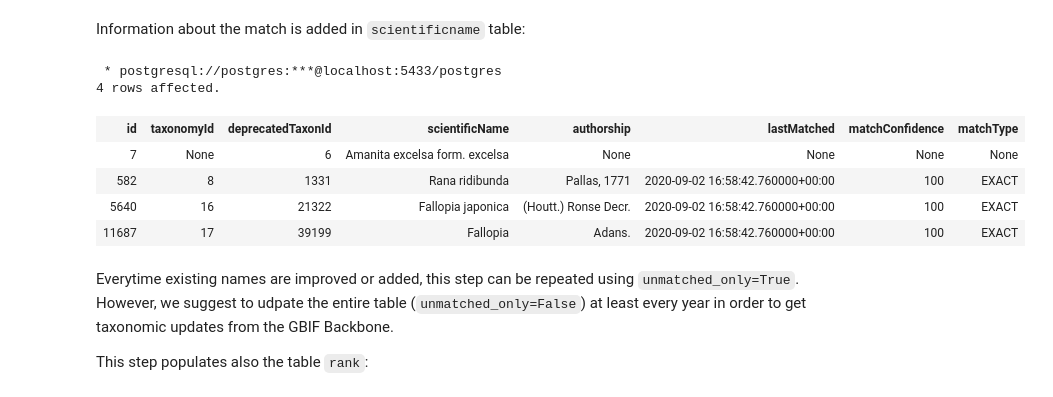
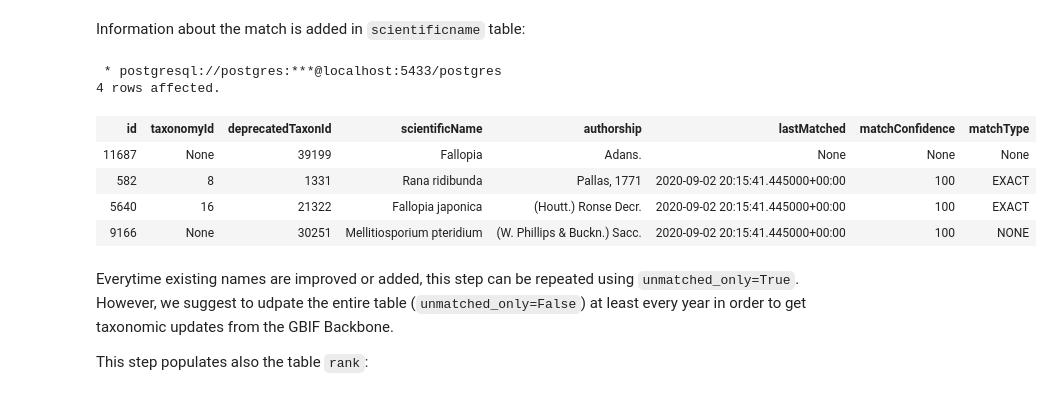
Before and after one commit to inbo/speciesbim, a Jupyter notebook: notebooks/demo.ipynb, the cells around one changed output. Saved outputs shown, nothing was run; the diff lists cells and outputs as text; code cells hidden in the pictures.

```diff
--- a/notebooks/demo.ipynb
+++ b/notebooks/demo.ipynb
@@ -241,20 +241,20 @@ Information about the match is added in `scientificname` table:
 # %%
 %%sql
 SELECT * FROM biodiv.scientificname
 WHERE "scientificName" IN (
-'Amanita excelsa form. excelsa', -- no matchc to GBIF Backbone
+    'Mellitiosporium pteridium', -- no matchc to GBIF Backbone
     'Rana ridibunda', -- Synonym of Pelophylax ridibundus
     'Fallopia japonica', -- Exotic and synonym of Reynoutria japonica
     'Fallopia' -- accepted genus
 )
 # %% [output]
  * postgresql://postgres:***@localhost:5433/postgres
 4 rows affected.
 | id | taxonomyId | deprecatedTaxonId | scientificName | authorship | lastMatched | matchConfidence | matchType |
-| 7 | None | 6 | Amanita excelsa form. excelsa | None | None | None | None |
-| 582 | 8 | 1331 | Rana ridibunda | Pallas, 1771 | 2020-09-02 16:58:42.760000+00:00 | 100 | EXACT |
-| 5640 | 16 | 21322 | Fallopia japonica | (Houtt.) Ronse Decr. | 2020-09-02 16:58:42.760000+00:00 | 100 | EXACT |
-| 11687 | 17 | 39199 | Fallopia | Adans. | 2020-09-02 16:58:42.760000+00:00 | 100 | EXACT |
+| 11687 | None | 39199 | Fallopia | Adans. | None | None | None |
+| 582 | 8 | 1331 | Rana ridibunda | Pallas, 1771 | 2020-09-02 20:15:41.445000+00:00 | 100 | EXACT |
+| 5640 | 16 | 21322 | Fallopia japonica | (Houtt.) Ronse Decr. | 2020-09-02 20:15:41.445000+00:00 | 100 | EXACT |
+| 9166 | None | 30251 | Mellitiosporium pteridium | (W. Phillips & Buckn.) Sacc. | 2020-09-02 20:15:41.445000+00:00 | 100 | NONE |
 # %% [markdown]
 Everytime existing names are improved or added, this step can be repeated using `unmatched_only=True`. However, we suggest to udpate the entire table (`unmatched_only=False`) at least every year in order to get taxonomic updates from the GBIF Backbone.
 
```
Also changed, not shown: parts of 7 cells of this notebook, 1 other file.
